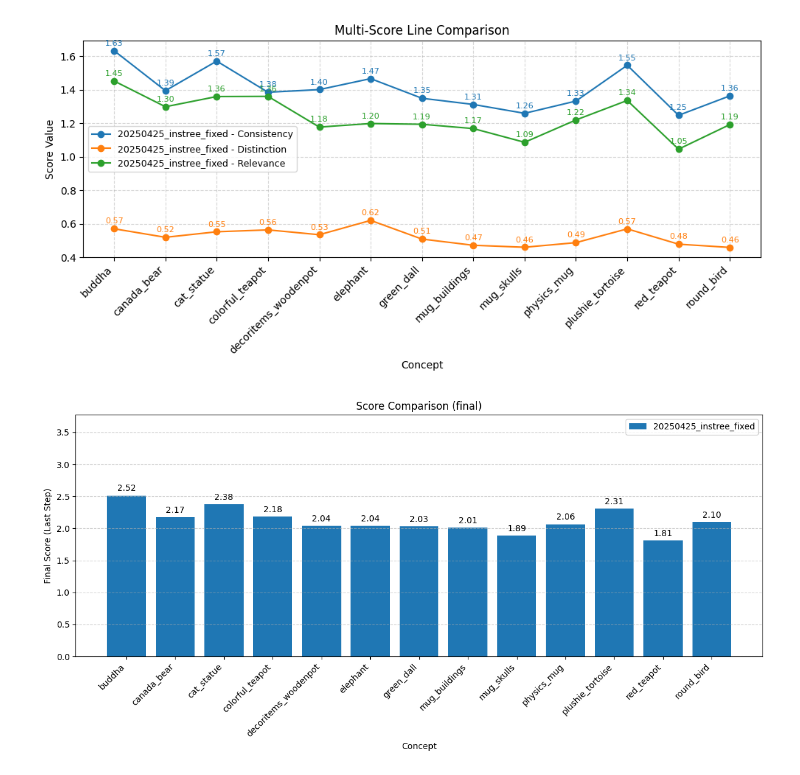
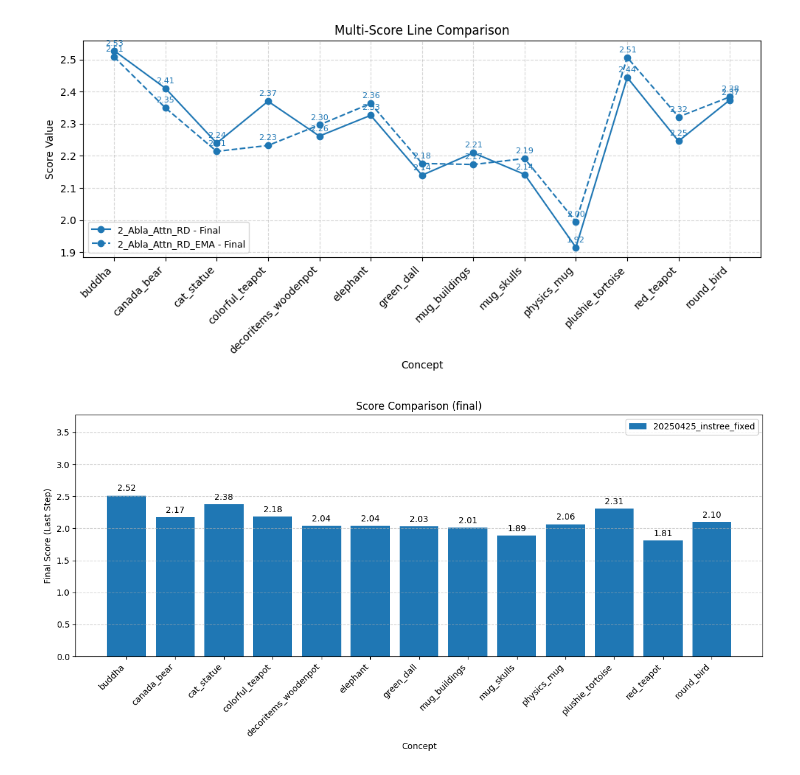
Before and after one commit to JackChen890311/inspiration_tree_analysis, a Jupyter notebook: newer_quantitative_analysis.ipynb, the cells around one changed output. Cells and saved outputs as stored; diff of their text form; code cells hidden in the pictures.

```diff
--- a/newer_quantitative_analysis.ipynb
+++ b/newer_quantitative_analysis.ipynb
@@ -114,7 +126,7 @@ V1V2: {self.data[concept]['v1v2_score']}
 # %%
 base_path = "/home/jack/Code/Research/instree_analysis/experiment_image/scores"
 exp_path = "/home/jack/Code/Research/instree_analysis/experiments"
-dataset_name = "v2_sub_clip"
+dataset_name = "InsData_clip"
 
 exp_names = list_exp_names(dataset_name, exp_path)
 cpt_names = list_concept_names(dataset_name)
@@ -161,11 +166,11 @@ Loading v2_sub_clip 20250522_0521_rand_later
 # %%
-exp_idx = [0]
+exp_idx = [0, 1]
 analysis_name = [exp_names[i] for i in exp_idx]
-sk_dict = {}
+sk_step_dict = {}
 
 for exp_name in analysis_name:
     print(f"Loading Stepwise {dataset_name} {exp_name}")
-    sk_list = []
+    sk_temp_list = []
     for step in range(100, 1001, 100):
-        sk_list.append(ExpScoreKeeper(base_path, dataset_name, exp_name, "clip", step))
-    sk_dict[exp_name] = sk_list
+        sk_temp_list.append(ExpScoreKeeper(base_path, dataset_name, exp_name, "clip", step))
+    sk_step_dict[exp_name] = sk_temp_list
@@ -256,35 +264,35 @@ def plot_concept_multi_field_line_comparison_with_labels(dict_list, fields=['con
     # 顏色與線型設計
     colors = ['tab:blue', 'tab:orange', 'tab:green', 'tab:red', 'tab:purple']
     linestyles = ['-', '--', '-.', ':']
 
     for i, d in enumerate(dict_list):
         for j, field in enumerate(fields):
             scores = [d.data[c][f"{field}_score"] for c in common_concepts]
             label = f"{label_list[i]} - {field.capitalize()}"
             color = colors[j % len(colors)]
             linestyle = linestyles[i % len(linestyles)]
 
             # 繪圖
             ax.plot(x, scores, label=label, linestyle=linestyle, marker='o', color=color)
 
             # 標上數值
             for xi, yi in zip(x, scores):
                 ax.annotate(f'{yi:.2f}', xy=(xi, yi), xytext=(0, 5),
                             textcoords="offset points", ha='center', fontsize=8, color=color)
 
     ax.set_xlabel('Concept')
     ax.set_ylabel('Score Value')
     ax.set_title(title)
     ax.set_xticks(x)
     ax.set_xticklabels(common_concepts, rotation=45, ha='right')
     ax.legend(loc='best', fontsize=9)
     plt.grid(True, linestyle='--', alpha=0.5)
     plt.tight_layout()
     plt.show()
 
-plot_concept_multi_field_line_comparison_with_labels([sk_list[0]])
+plot_concept_multi_field_line_comparison_with_labels([sk_list[3], sk_list[4]], fields=['final'])
 # %% [output]
-[figure, old version]
+[figure, new version]
 # %%
 def plot_concept_comparison(dict_list, field='final', title='Score Comparison'):
     title += " ({})".format(field)
```
Also changed, not shown: parts of 11 cells of this notebook, 10 other files.
